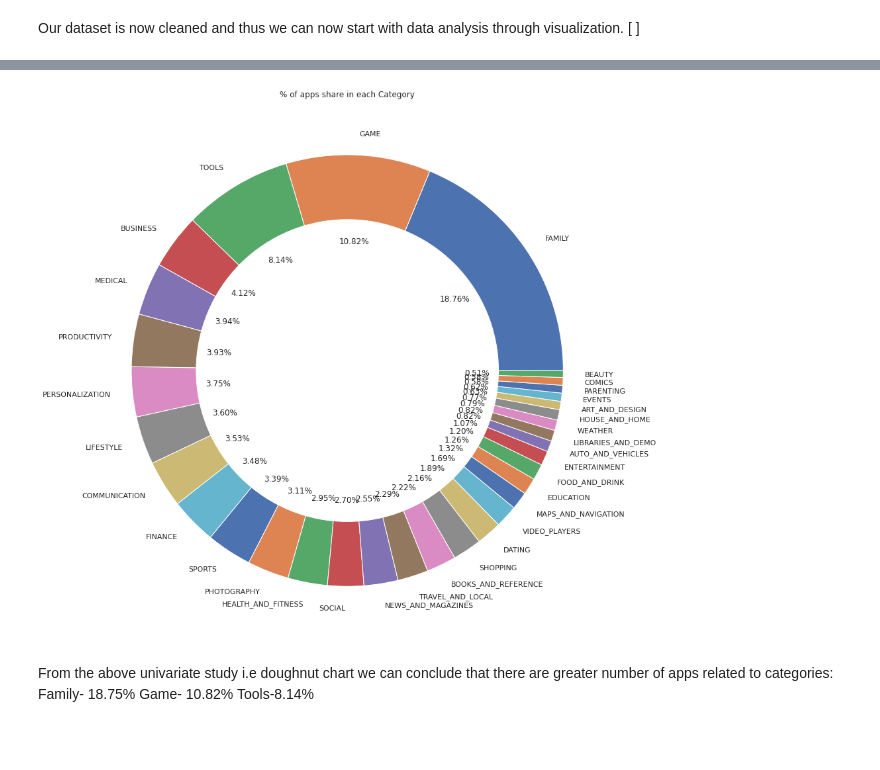
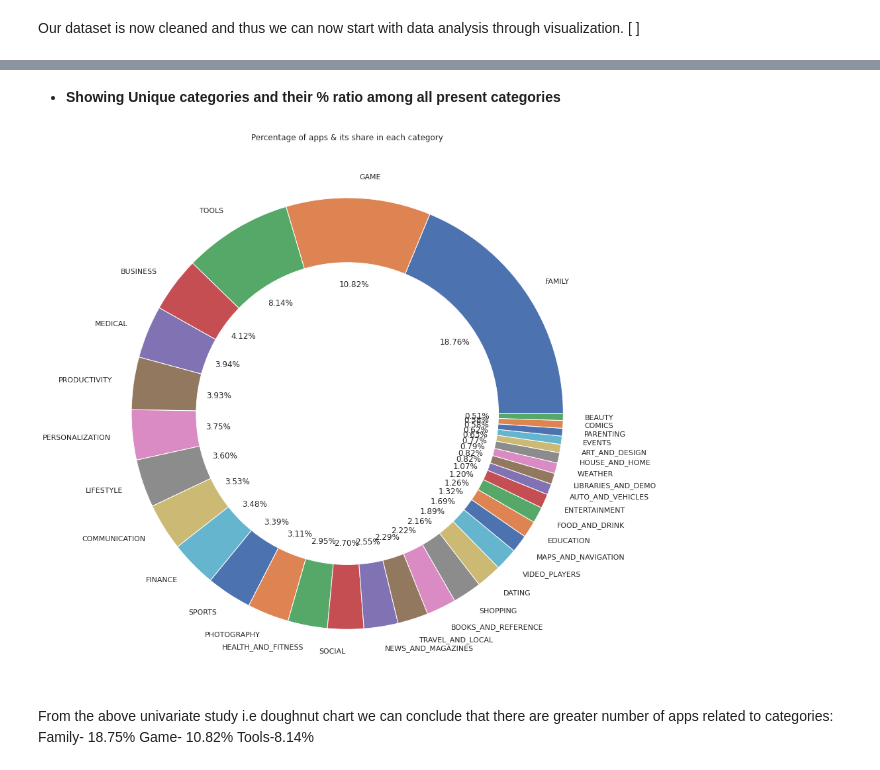
Before and after one commit to DrBharathiTC/Play_store-app-review-analysis-Capstone-project, a Jupyter notebook: Play_Store_App_Review_Analysis_EDA_Capstone.ipynb, the cells around one changed output, grey strips where cells are left out. Drawn from its saved outputs; the diff is of its cells as text; code cells hidden in the pictures; blank space fills up the shorter version.

```diff
--- a/Play_Store_App_Review_Analysis_EDA_Capstone.ipynb
+++ b/Play_Store_App_Review_Analysis_EDA_Capstone.ipynb
@@ -618,17 +669,17 @@ Name: Category, dtype: int64
+# %% [markdown]
+* **Showing Unique categories and their % ratio among all present categories**
 # %%
-# Showing Unique categories and their % ratio among all present categories
-
 plt.figure(figsize=(20,15))
 
 plt.pie(PSDF1.Category.value_counts(), labels=PSDF1.Category.value_counts().index , autopct='%1.2f%%')
 
 my_circle=plt.Circle( (0,0), 0.7, color='white')
 p=plt.gcf()
 p.gca().add_artist(my_circle)
-plt.title('% of apps share in each Category')
+plt.title('Percentage of apps & its share in each category')
 plt.show()
 # %% [output]
-[figure, old version]
+[figure, new version]
 # %% [markdown]
 From the above univariate study i.e doughnut chart we can conclude that there are greater number of apps related to categories:
 Family- 18.75%
```
Also changed, not shown: parts of 54 cells of this notebook.
